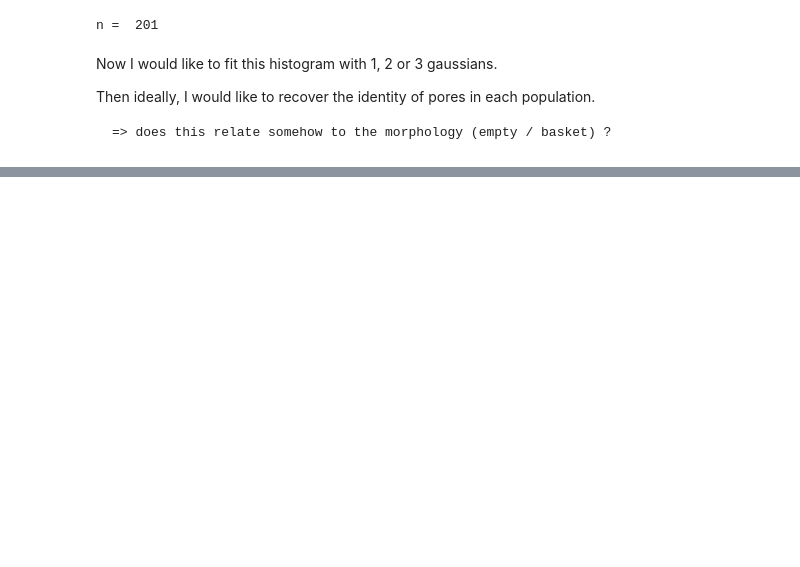
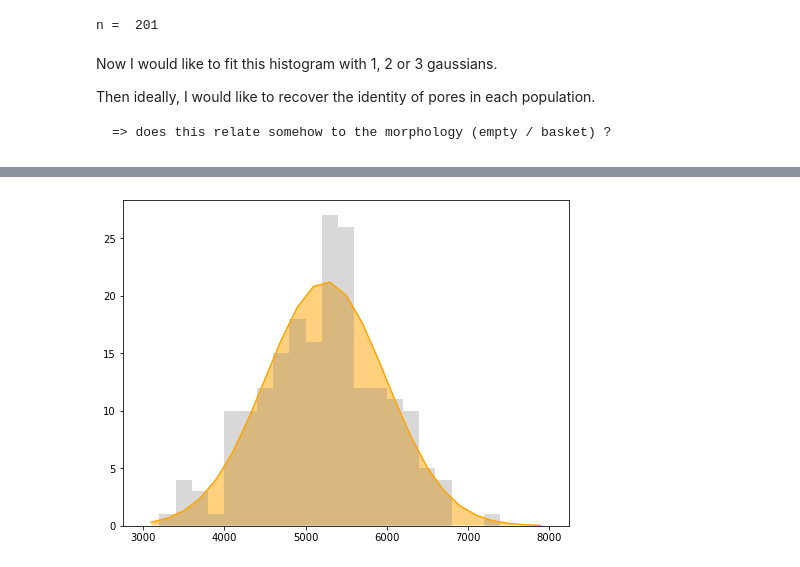
Before and after one commit to ChDoucet/AFM-analysis, a Jupyter notebook: Height averaging.ipynb, the cells around one changed output, grey strips where cells are left out. Saved outputs shown, nothing was run; the diff lists cells and outputs as text; code cells hidden in the pictures; blank space fills up the shorter version.

Commit message:
fitting height at NPC center with 1,2,3,or 4 gaussians... 3 works best but weird

```diff
--- a/Height averaging.ipynb
+++ b/Height averaging.ipynb
@@ -180,3 +326,86 @@ Now I would like to fit this histogram with 1, 2 or 3 gaussians.
 Then ideally, I would like to recover the identity of pores in each population.
 
     => does this relate somehow to the morphology (empty / basket) ?
+# %%
+import statistics
+import scipy as scipy
+from scipy import optimize
+from statistics import mean
+from matplotlib import gridspec
+
+ydata, xdata = np.histogram(area, bins=25, range=(3000,8000))
+#print(xdata,ydata)
+
+X = len(xdata)
+xcenter = np.empty(X-1)
+for j in range (0,X-1):
+    xcenter[j] = (xdata[j+1]+xdata[j])/2
+
+
+#print(xcenter.shape, ydata.shape)
+
+# each gaussian is defined by its amplitude, center and sigma
+
+
+def _1gaussian(x, amp1,cen1,sigma1):
+    return amp1*(1/(sigma1*(np.sqrt(2*np.pi))))*(np.exp((-1.0/2.0)*(((x-cen1)/sigma1)**2)))
+
+def _2gaussian(x, amp1,cen1,sigma1, amp2,cen2,sigma2):
+    return amp1*(1/(sigma1*(np.sqrt(2*np.pi))))*(np.exp((-1.0/2.0)*(((x-cen1)/sigma1)**2))) + \
+            amp2*(1/(sigma2*(np.sqrt(2*np.pi))))*(np.exp((-1.0/2.0)*(((x-cen2)/sigma2)**2)))
+
+def _3gaussian(x, amp1,cen1,sigma1, amp2,cen2,sigma2, amp3,cen3,sigma3):
+    return amp1*(1/(sigma1*(np.sqrt(2*np.pi))))*(np.exp((-1.0/2.0)*(((x-cen1)/sigma1)**2))) + \
+            amp2*(1/(sigma2*(np.sqrt(2*np.pi))))*(np.exp((-1.0/2.0)*(((x-cen2)/sigma2)**2))) + \
+            amp3*(1/(sigma3*(np.sqrt(2*np.pi))))*(np.exp((-1.0/2.0)*(((x-cen3)/sigma3)**2)))
+
+# This is the fitting procedure, where p0 are the initial guesses, and bounds the acceptable bounds for each parameter
+# defined in _3gaussian
+
+
+
+popt_1gauss, pcov_1gauss = scipy.optimize.curve_fit(_1gaussian, xcenter, ydata, p0=[25,5500,2000])
+
+
+
+perr_1gauss = np.sqrt(np.diag(pcov_1gauss))
+
+
+# The 2 lines below are used for a single Gaussian fitting
+
+#popt_gauss, pcov_gauss = scipy.optimize.curve_fit(_1gaussian, lines[:,0], moyenne[0,:], p0=[10,.2,.1])
+
+#perr_gauss = np.sqrt(np.diag(pcov_gauss))
+
+
+# pars_n are the recovered parameters from the fit
+
+pars_1 = popt_1gauss[0:3]
+#pars_2 = popt_2gauss[3:6]
+#pars_3 = popt_3gauss[6:9]
+
+print(pars_1)
+
+
+# This calaculates the individual gaussians
+gauss_peak_1 = _1gaussian(xcenter, *pars_1)
+#gauss_peak_2 = _1gaussian(xcenter, *pars_2)
+#gauss_peak_3 = _1gaussian(xcenter, *pars_3)
+
+
+
+fig, ax1 = plt.subplots(figsize=(8,6))
+
+ax1.bar(xcenter, ydata, width=200, align='center', alpha=0.3, ecolor='lightgrey',color='grey')
+
+ax1.plot(xcenter, gauss_peak_1, "orange")
+ax1.fill_between(xcenter, gauss_peak_1.min(), gauss_peak_1, facecolor="orange", alpha=0.5)
+
+#ax1.plot(xcenter, gauss_peak_2, "blue")
+#ax1.fill_between(xcenter, gauss_peak_2.min(), gauss_peak_2, facecolor="blue", alpha=0.5)
+
+#ax1.plot(xcenter, gauss_peak_3, "green")
+#ax1.fill_between(xcenter, gauss_peak_3.min(), gauss_peak_3, facecolor="green", alpha=0.5)
+
+#ax1.plot(xcenter, _2gaussian(xcenter, *popt_2gauss), 'k--')
+# %% [output]
@@ -182,0 +414 @@ Then ideally, I would like to recover the identity of pores in each population.
+[figure, added]
```
Also changed, not shown: parts of 5 cells of this notebook, 4 other files.
